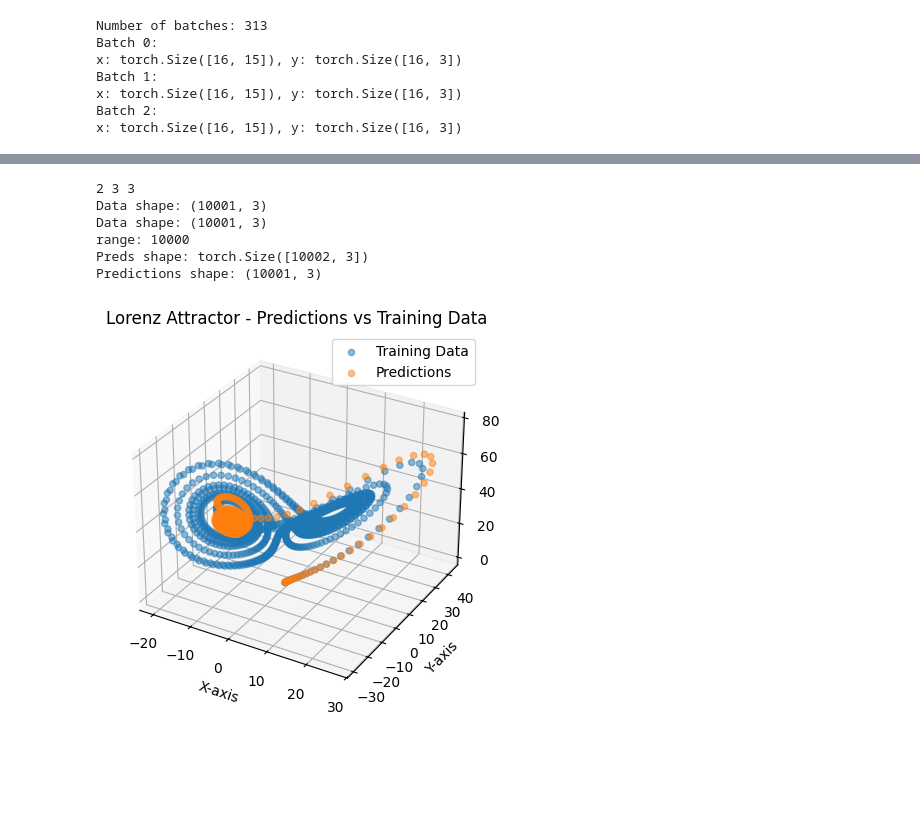
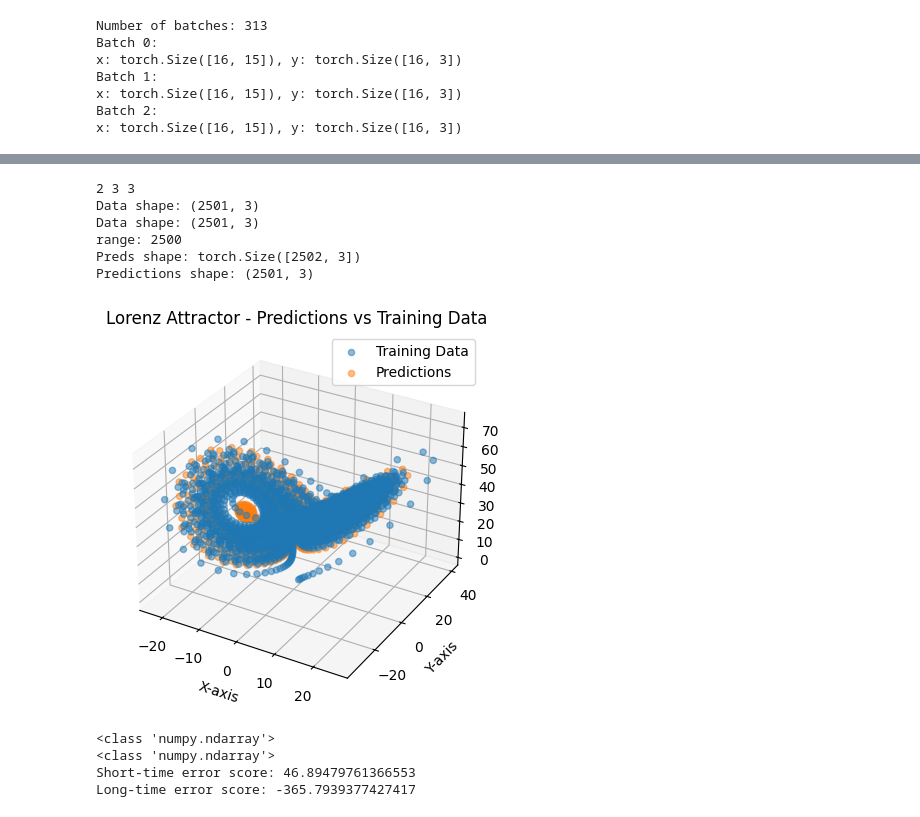
Before and after one commit to theo-brown/ml4de-hackathon-flyingpolarbears, a Jupyter notebook: nbs/lorenz_mlp.ipynb, the cells around one changed output, grey strips where cells are left out. Saved outputs shown, nothing was run; the diff lists cells and outputs as text; code cells hidden in the pictures; blank space fills up the shorter version.

Commit message:
lorenz nb

```diff
--- a/nbs/lorenz_mlp.ipynb
+++ b/nbs/lorenz_mlp.ipynb
@@ -117,7 +127,7 @@ output_steps = 1
 n_features = lorenz_data_training.shape[1]
 
 # Initialize the model
-model = MLP(input_dim=input_steps * n_features, output_dim=output_steps * n_features, hidden_dim=64)
+model = MLP(input_dim=input_steps * n_features, output_dim=output_steps * n_features, hidden_dim=128)
 # Print model summary
 def print_model_summary(model):
     print(model)
@@ -133,9 +179,14 @@ validation_dataloader = torch.utils.data.DataLoader(validation_dataset, batch_si
 # %%
 loss_fn = nn.MSELoss()
-optimizer = torch.optim.Adam(model.parameters(), lr=0.0001)
+loss_fn_test = nn.MSELoss(reduction='mean')
+optimizer = torch.optim.Adam(model.parameters(), lr=0.005)
+scheduler = torch.optim.lr_scheduler.ExponentialLR(optimizer, gamma=0.999)
 # Training loop using tqdm
 num_epochs = 1000
 num_epochs_validation = 50
+
+test_data = np.concat((lorenz_data_training, lorenz_data_validation), axis=0)
+test_data = test_data[-(len(lorenz_data_validation)+input_steps):]
 from tqdm import tqdm
 from tqdm import trange
 # Training loop
@@ -150,6 +201,7 @@ for epoch in pbar:
         loss.backward()
         optimizer.step()
         running_loss += loss.item()
+    scheduler.step()
 
     pbar.set_postfix(loss=running_loss / len(training_dataloader))
     # Validation loop
@@ -161,5 +213,11 @@ for epoch in pbar:
                 y_pred = model(x)
                 loss = loss_fn(y_pred, y)
                 validation_loss += loss.item()
+        preds = evaluate_model_autoregressive(model, test_data, input_steps=input_steps, output_steps=output_steps)
+        print(f"Preds outside shape: {preds.shape}")
+        print(f"Test data shape: {test_data.shape}")
+        loss = loss_fn_test(preds.unsqueeze(0), torch.tensor(test_data.unsqueeze(0)))
+        test_loss = loss.item()
+        print(f"Test loss: {test_loss}")
         print(f"Validation loss: {validation_loss / len(validation_dataloader)}")
 # %% [output]
@@ -179,6 +230,6 @@ Validation loss: 0.13429188899671993
 # %%
 # Evaluate the model autoregressively
-def evaluate_model_autoregressive(model, data, input_steps=5, output_steps=1):
+def evaluate_model_autoregressive(model, data, input_steps=5, output_steps=1,):
     model.eval()
     with torch.no_grad():
         # Initialize the input with the first input_steps data points
@@ -216,27 +267,72 @@ def evaluate_model_autoregressive(model, data, input_steps=5, output_steps=1):
 # %%
 print(len(training_dataset[0]), len(training_dataset[0][0]), len(training_dataset[0][1]))
 data = np.concat((lorenz_data_training, lorenz_data_validation), axis=0)
+data = data[-(len(lorenz_data_validation)+input_steps):]
 print(f"Data shape: {data.shape}")
 # Evaluate the model
 preds = evaluate_model_autoregressive(model, data, input_steps=input_steps, output_steps=output_steps)
 print(f"Predictions shape: {preds.shape}")
 # %% [output]
 2 3 3
-Data shape: (10001, 3)
-Data shape: (10001, 3)
-range: 10000
-Preds shape: torch.Size([10002, 3])
-Predictions shape: (10001, 3)
+Data shape: (2501, 3)
+Data shape: (2501, 3)
+range: 2500
+Preds shape: torch.Size([2502, 3])
+Predictions shape: (2501, 3)
 # %%
 # Plot the predictions
 fig = plt.figure()
 ax = fig.add_subplot(111, projection='3d')
-ax.scatter(lorenz_data_training[:1000, 0], lorenz_data_training[:1000, 1], lorenz_data_training[:1000, 2], label='Training Data', alpha=0.5)
-ax.scatter(preds[:1000, 0], preds[:1000, 1], preds[:1000, 2], label='Predictions', alpha=0.5)
+ax.scatter(lorenz_data_training[:10000, 0], lorenz_data_training[:10000, 1], lorenz_data_training[:10000, 2], label='Training Data', alpha=0.5)
+ax.scatter(preds[:10000, 0], preds[:10000, 1], preds[:10000, 2], label='Predictions', alpha=0.5)
 plt.title('Lorenz Attractor - Predictions vs Training Data')
 plt.xlabel('X-axis')
 plt.ylabel('Y-axis')
 plt.legend()
 plt.show()
 # %% [output]
-[figure, old version]
+[figure, new version]
+# %%
+def scoring_lorenz(truth, prediction, k=20, modes=100):
+    '''produce long-time and short-time error scores.'''
+    [m,n]=truth.shape
+    Est = np.linalg.norm(truth[:,0:k]-prediction[:,0:k],2)/np.linalg.norm(truth[:,0:k],2)
+
+    yt = truth[-modes:, :]
+    M = np.arange(-30, 31, 1)
+    M2 = np.arange(0, 71, 1)
+    yhistxt, xhistx = np.histogram(yt[:, 0], bins=M)
+    yhistyt, xhisty = np.histogram(yt[:, 1], bins=M)
+    yhistzt, xhistz = np.histogram(yt[:, 2], bins=M2)
+
+    yp = prediction[-modes:, :]
+    yhistxp, xhistx = np.histogram(yp[:, 0], bins=M)
+    yhistyp, xhisty = np.histogram(yp[:, 1], bins=M)
+    yhistzp, xhistz = np.histogram(yp[:, 2], bins=M2)
+
+    Eltx = np.linalg.norm(yhistxt-yhistxp,2)/np.linalg.norm(yhistxt,2)
+    Elty = np.linalg.norm(yhistyt-yhistyp,2)/np.linalg.norm(yhistyt,2)
+    Eltz = np.linalg.norm(yhistzt-yhistzp,2)/np.linalg.norm(yhistzt,2)
+
+    Elt =  (Eltx+Elty+Eltz)/3
+
+    E1 = 100*(1-Est)
+    E2 = 100*(1-Elt)
+
+    if np.isnan(E1):
+        E1 = -np.inf
+    if np.isnan(E2):
+        E2 = -np.inf
+
+    return E1, E2
+
+print(type(preds))
+print(type(lorenz_data_validation))
+scores = scoring_lorenz(lorenz_data_validation, preds[-(lorenz_data_validation.shape[0]):], k=20, modes=100)
+print(f"Short-time error score: {scores[0]}")
+print(f"Long-time error score: {scores[1]}")
+# %% [output]
+<class 'numpy.ndarray'>
+<class 'numpy.ndarray'>
+Short-time error score: 46.89479761366553
+Long-time error score: -365.7939377427417
```
Also changed, not shown: parts of 6 cells of this notebook.
